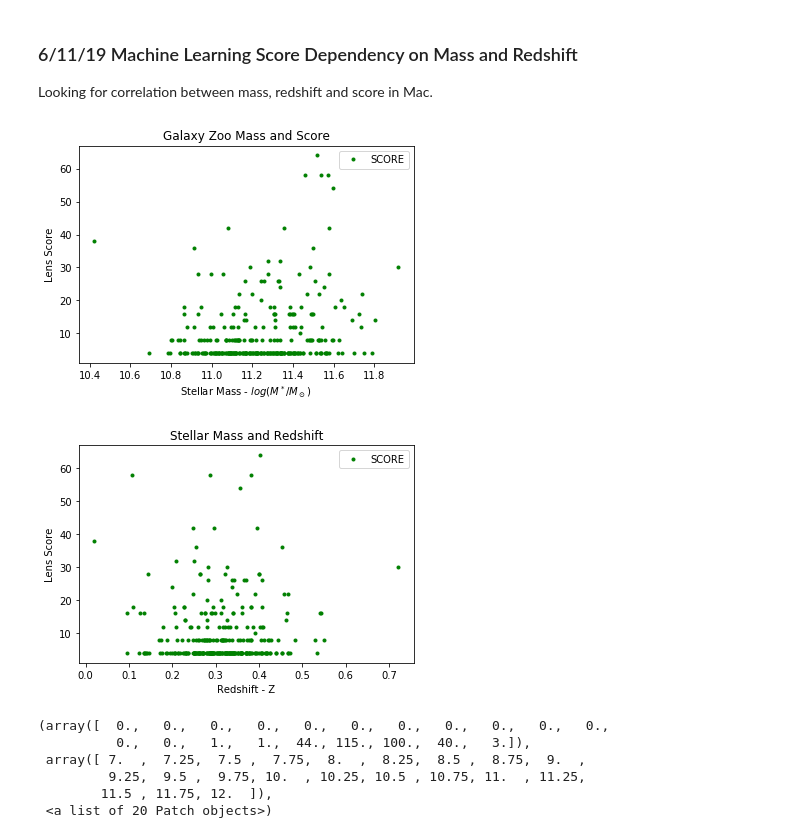
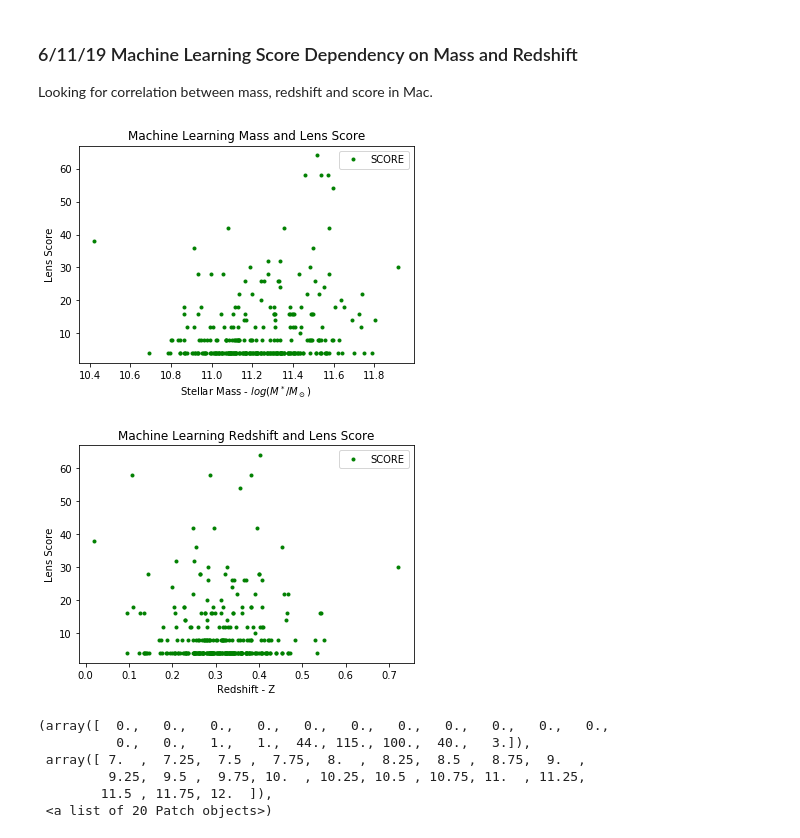
Before and after one commit to shawnknabel/lens_methods, a Jupyter notebook: Shawn Knabel - Gravitational Lensing Notebook - Concise.ipynb, the cells around one changed output. Saved outputs shown, nothing was run; the diff lists cells and outputs as text; code cells hidden in the pictures.

```diff
--- a/Shawn Knabel - Gravitational Lensing Notebook - Concise.ipynb
+++ b/Shawn Knabel - Gravitational Lensing Notebook - Concise.ipynb
@@ -506,23 +556,23 @@ plt.plot(np.log10(mac_with_mass.STELLAR_MASS), mac_with_mass.SCORE, 'g.')
 
 plt.xlabel(r"Stellar Mass - $log(M^*/M_\odot)$")
 plt.ylabel("Lens Score")
-plt.title("Galaxy Zoo Mass and Score")
+plt.title("Machine Learning Mass and Lens Score")
 plt.legend(loc='best')
 
 plt.show()
 # %% [output]
-[figure, old version]
+[figure, new version]
 # %%
 plt.plot(mac_with_mass.Z, mac_with_mass.SCORE, 'g.')
 
 plt.xlabel("Redshift - Z")
 plt.ylabel("Lens Score")
-plt.title("Stellar Mass and Redshift")
+plt.title("Machine Learning Redshift and Lens Score")
 plt.legend(loc='best')
 
 plt.show()
 # %% [output]
-[figure, old version]
+[figure, new version]
 # %%
 # Histogram of Masses
 plt.xlabel(r"Stellar Mass - $log(M^*/M_\odot)$")
```
Also changed, not shown: parts of 10 cells of this notebook, 17 other files.
